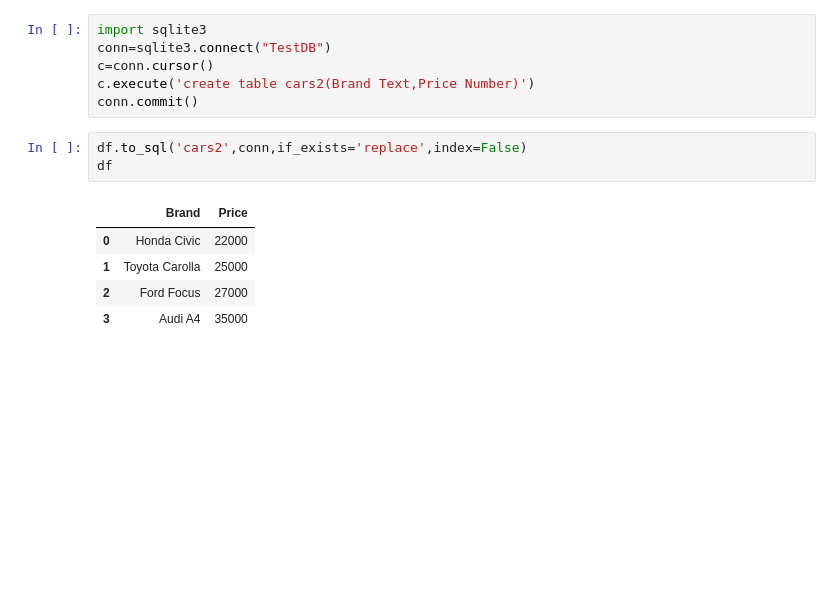
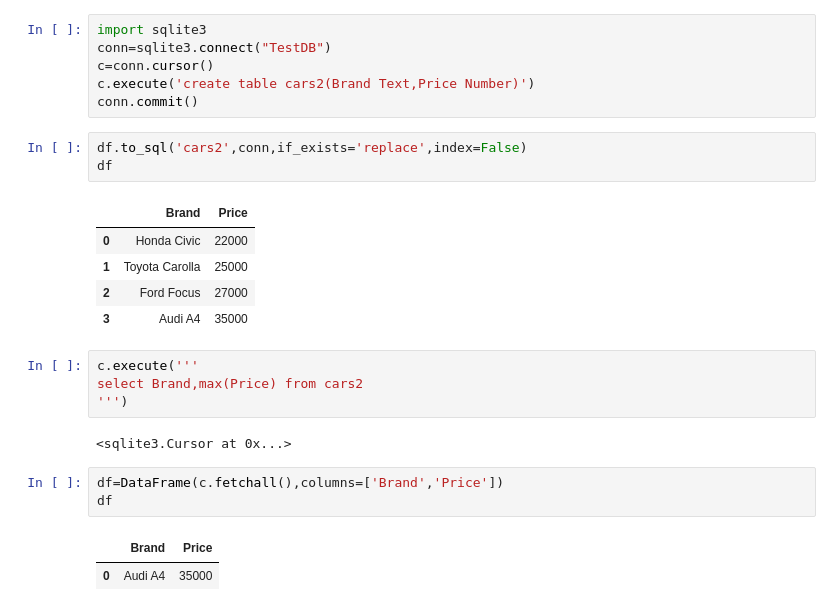
Before and after one commit to shubhamlad21/msc1_fds_512, a Jupyter notebook: FDS.ipynb, the cells around one changed output. Drawn from its saved outputs; the diff is of its cells as text; blank space fills up the shorter version.

```diff
--- a/FDS.ipynb
+++ b/FDS.ipynb
@@ -417,3 +417,15 @@ df
 | 1 | Toyota Carolla | 25000 |
 | 2 | Ford Focus | 27000 |
 | 3 | Audi A4 | 35000 |
+# %%
+c.execute('''
+select Brand,max(Price) from cars2
+''')
+# %% [output]
+<sqlite3.Cursor at 0x...>
+# %%
+df=DataFrame(c.fetchall(),columns=['Brand','Price'])
+df
+# %% [output]
+|  | Brand | Price |
+| 0 | Audi A4 | 35000 |
```
